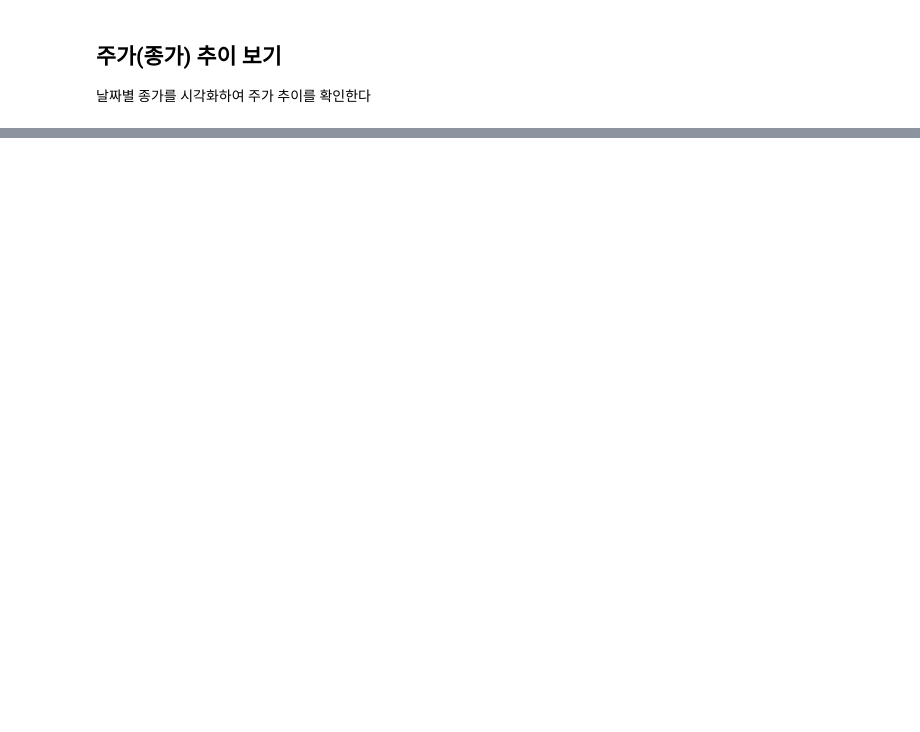
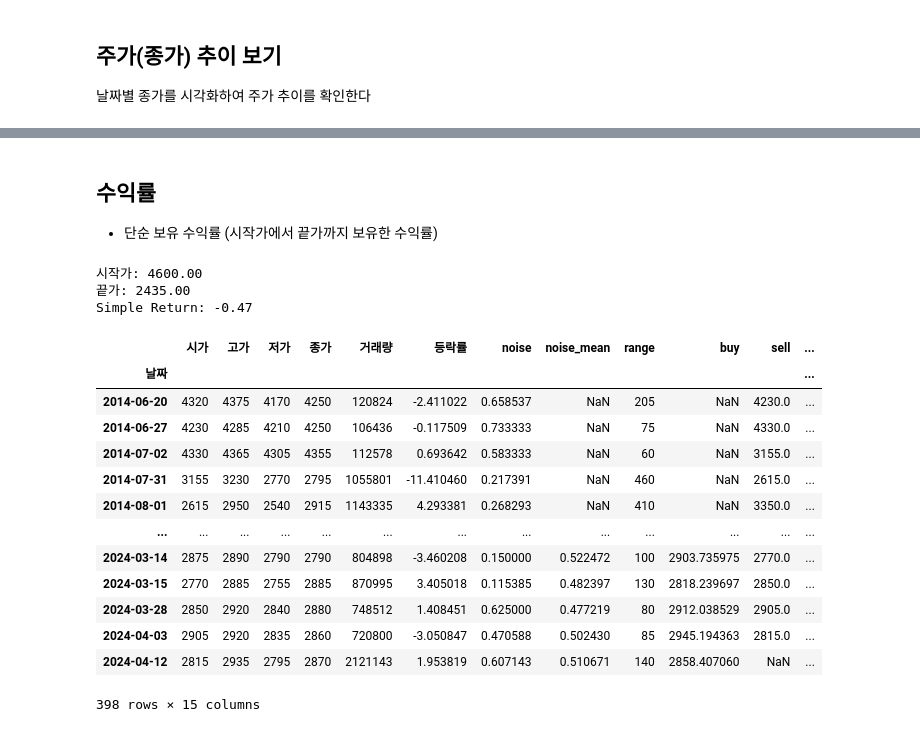
Before and after one commit to dalcon10028/quant-strategy, a Jupyter notebook: volatility_breakout/advanced.ipynb, the cells around one changed output, grey strips where cells are left out. Cells and saved outputs as stored; diff of their text form; code cells hidden in the pictures; blank space fills up the shorter version.

```diff
--- a/volatility_breakout/advanced.ipynb
+++ b/volatility_breakout/advanced.ipynb
@@ -149,0 +267,76 @@ Average noise of S&P 500: 0.51
+# %% [markdown]
+
+## 수익률
+- 단순 보유 수익률 (시작가에서 끝가까지 보유한 수익률)
+# %%
+first_close = df['종가'].iloc[0]
+last_close = df['종가'].iloc[-1]
+
+simple_return = (last_close - first_close) / first_close
+print(f"시작가: {first_close:.2f}")
+print(f"끝가: {last_close:.2f}")
+print(f"Simple Return: {simple_return:.2f}")
+# %% [output]
+시작가: 4600.00
+끝가: 2435.00
+Simple Return: -0.47
+# %%
+# 노이즈 비율을 이용한 돌파 전략
+
+def get_noise(open, high, low, close):
+    try:
+        high = pd.to_numeric(high)
+        low = pd.to_numeric(low)
+        open = pd.to_numeric(open)
+        close = pd.to_numeric(close)
+
+        if high == low:  # Avoid division by zero
+            return 0
+
+        return 1 - abs(open - close) / (high - low)
+    except Exception as e:
+        return 0  # or handle it in a way that suits your needs
+
+# 13일 평균 노이즈 비율 구하기
+df['noise'] = df.apply(lambda x: get_noise(x['시가'], x['고가'], x['저가'], x['종가']), axis=1)
+df['noise_mean'] = df['noise'].rolling(window=13).mean()
+
+# 변동성 돌파 전략
+# 매수조건 : 가격 > 당일 시가 + 전일 range (전일 고가 - 전일 저가) * 13일 평균 noise ratio
+# 매도 : 다음날 시가에 매도
+
+# 날짜기준 정렬
+df = df.sort_values(by='날짜')
+
+df['range'] = df['고가'] - df['저가']
+df['buy'] = df['시가'] + df['range'].shift(1) * df['noise_mean']
+df['sell'] = df['시가'].shift(-1)
+# 매수 여부
+df['buy_signal'] = df['종가'] > df['buy']
+# 매도 여부 (매수한 다음날)
+df['sell_signal'] = df['buy_signal'].shift(1)
+
+# 수익률
+df['return'] = df['sell'] / df['buy'] - 1
+df['return'] = df['return'].where(df['buy_signal'] == True)
+
+# 복리 수익률 (매매후 수익률의 곱)
+df['cum_return'] = (1 + df['return']).cumprod()
+
+df
+# print(f"최종 수익률: {df['cum_return'].iloc[-1]:.2f}")
+# %% [output]
+|  | 시가 | 고가 | 저가 | 종가 | 거래량 | 등락률 | noise | noise_mean | range | buy | sell | ... |
+| 날짜 |  |  |  |  |  |  |  |  |  |  |  | ... |
+| 2014-06-20 | 4320 | 4375 | 4170 | 4250 | 120824 | -2.411022 | 0.658537 | NaN | 205 | NaN | 4230.0 | ... |
+| 2014-06-27 | 4230 | 4285 | 4210 | 4250 | 106436 | -0.117509 | 0.733333 | NaN | 75 | NaN | 4330.0 | ... |
+| 2014-07-02 | 4330 | 4365 | 4305 | 4355 | 112578 | 0.693642 | 0.583333 | NaN | 60 | NaN | 3155.0 | ... |
+| 2014-07-31 | 3155 | 3230 | 2770 | 2795 | 1055801 | -11.410460 | 0.217391 | NaN | 460 | NaN | 2615.0 | ... |
+| 2014-08-01 | 2615 | 2950 | 2540 | 2915 | 1143335 | 4.293381 | 0.268293 | NaN | 410 | NaN | 3350.0 | ... |
+| ... | ... | ... | ... | ... | ... | ... | ... | ... | ... | ... | ... | ... |
+| 2024-03-14 | 2875 | 2890 | 2790 | 2790 | 804898 | -3.460208 | 0.150000 | 0.522472 | 100 | 2903.735975 | 2770.0 | ... |
+| 2024-03-15 | 2770 | 2885 | 2755 | 2885 | 870995 | 3.405018 | 0.115385 | 0.482397 | 130 | 2818.239697 | 2850.0 | ... |
+| 2024-03-28 | 2850 | 2920 | 2840 | 2880 | 748512 | 1.408451 | 0.625000 | 0.477219 | 80 | 2912.038529 | 2905.0 | ... |
+| 2024-04-03 | 2905 | 2920 | 2835 | 2860 | 720800 | -3.050847 | 0.470588 | 0.502430 | 85 | 2945.194363 | 2815.0 | ... |
+| 2024-04-12 | 2815 | 2935 | 2795 | 2870 | 2121143 | 1.953819 | 0.607143 | 0.510671 | 140 | 2858.407060 | NaN | ... |
+398 rows × 15 columns
```
Also changed, not shown: parts of 8 cells of this notebook, 1 other file.
